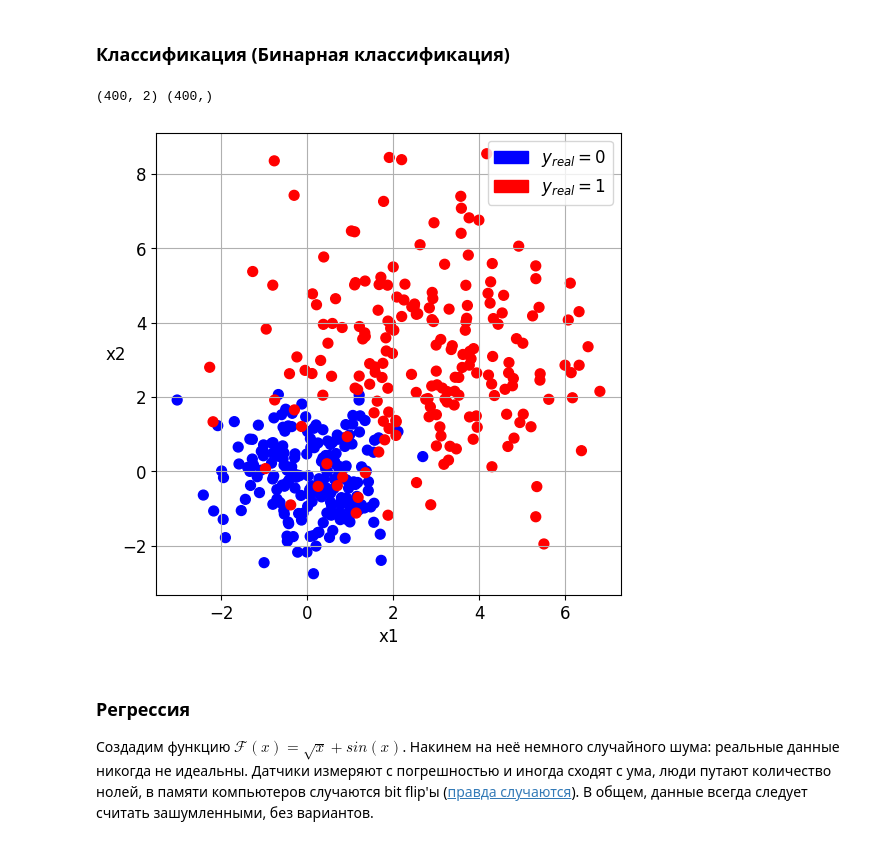
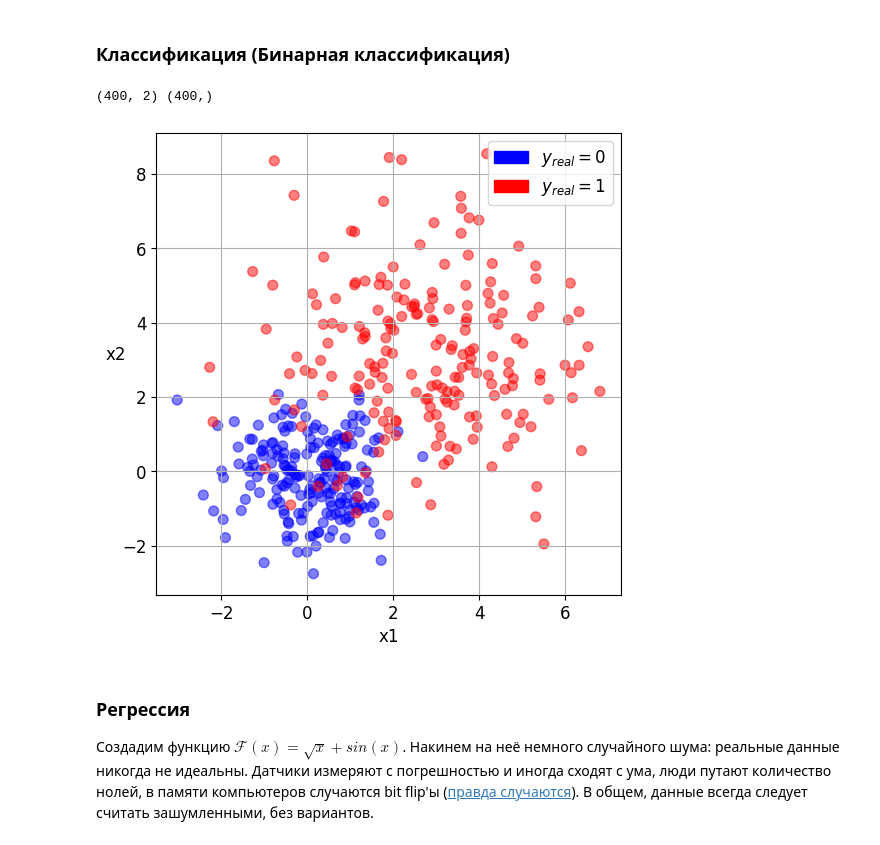
Before and after one commit to AlexanderZiyatdinov/ML2025-2026_local, a Jupyter notebook: 01-Intro and knn/01-lecture.ipynb, the cells around one changed output. Saved outputs shown, nothing was run; the diff lists cells and outputs as text; code cells hidden in the pictures.

```diff
--- a/01-Intro and knn/01-lecture.ipynb
+++ b/01-Intro and knn/01-lecture.ipynb
@@ -201,16 +198,16 @@ y = np.hstack([np.zeros(n), np.ones(n)])  # бинарный признак
 # %%
 print(X.shape, y.shape)
 plt.figure(figsize=(6, 6))
-plt.scatter(X[:, 0], X[:, 1], c=y, cmap="bwr", s=50, alpha=1)
+plt.scatter(X[:, 0], X[:, 1], c=y, cmap="bwr", s=50, alpha=0.5)
 plt.xlabel("x1")
 plt.ylabel("x2", rotation=0)
 blue_patch = mpatches.Patch(color="blue", label="$y_{real}=0$")
 red_patch = mpatches.Patch(color="red", label="$y_{real}=1$")
 plt.legend(handles=[blue_patch, red_patch])
 plt.grid()
 # %% [output]
 (400, 2) (400,)
-[figure, old version]
+[figure, new version]
 # %% [markdown]
 ### Регрессия
 Создадим функцию $\mathcal{F}(x) = \sqrt{x} + sin(x)$. Накинем на неё немного случайного шума: реальные данные никогда не идеальны. Датчики измеряют с погрешностью и иногда сходят с ума, люди путают количество нолей, в памяти компьютеров случаются bit flip'ы ([правда случаются](https://web.archive.org/web/20120113151522/https://status.aws.amazon.com/s3-20080720.html)). В общем, данные всегда следует считать зашумленными, без вариантов.
```
Also changed, not shown: parts of 6 cells of this notebook, 5 other files.
